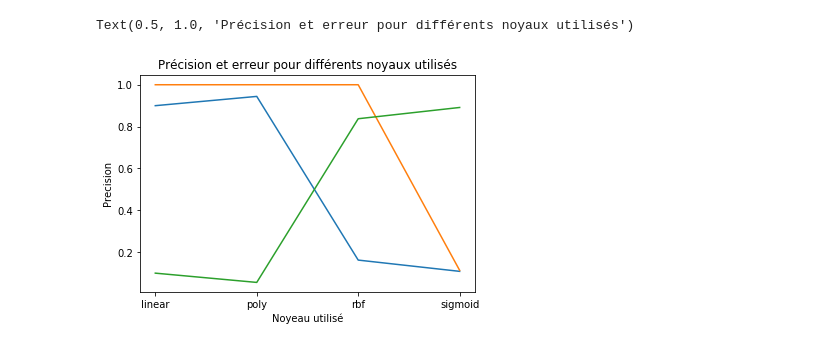
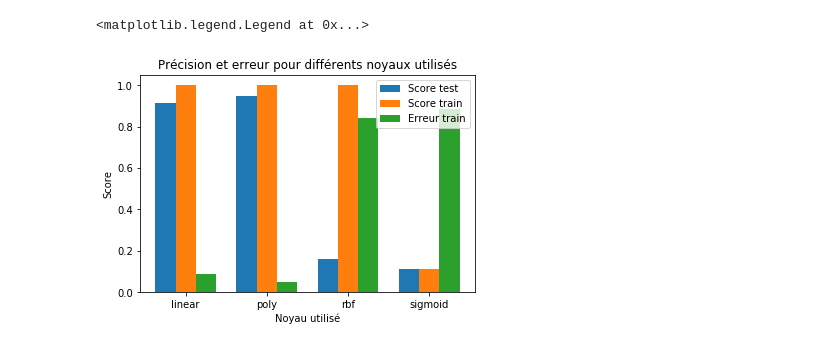
Before and after one commit to pierremrg/apprentissage, a Jupyter notebook: TP3.ipynb, the cells around one changed output. Drawn from its saved outputs; the diff is of its cells as text; code cells hidden in the pictures.

```diff
--- a/TP3.ipynb
+++ b/TP3.ipynb
@@ -105,13 +105,22 @@ Kernel (score_train): sigmoid -> 0.11326530612244898
-# %%
-plt.plot([x for x in ['linear', 'poly', 'rbf', 'sigmoid']], scores_kernel_test)
-plt.plot([x for x in ['linear', 'poly', 'rbf', 'sigmoid']], scores_kernel_train)
-plt.plot([x for x in ['linear', 'poly', 'rbf', 'sigmoid']], erreurs)
-
-
-plt.xlabel("Noyeau utilisé")
-plt.ylabel("Precision")
-plt.title("Précision et erreur pour différents noyaux utilisés")
-# %% [output]
-Text(0.5, 1.0, 'Précision et erreur pour différents noyaux utilisés')
-[figure, removed]
+# %%
+import numpy as np
+
+
+N = 4
+
+
+ind = np.arange(N)
+width = 0.25
+plt.bar(ind, scores_kernel_test, width, label="Score test")
+plt.bar(ind + width, scores_kernel_train, width, label="Score train")
+plt.bar(ind + width * 2, erreurs, width, label="Erreur train")
+
+plt.xlabel("Noyau utilisé")
+plt.ylabel("Score")
+plt.title("Précision et erreur pour différents noyaux utilisés")
+plt.xticks(ind + width, ('linear', 'poly', 'rbf', 'sigmoid'))
+plt.legend(loc='best')
+# %% [output]
+<matplotlib.legend.Legend at 0x...>
+[figure, added]
 # %%
```
Also changed, not shown: parts of 7 cells of this notebook, 1 other file.
